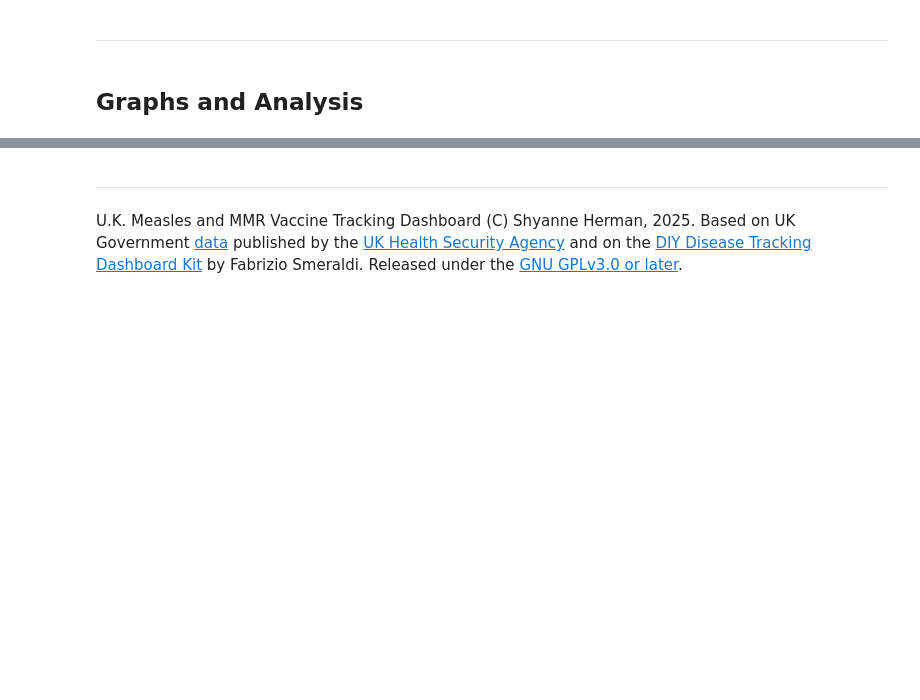
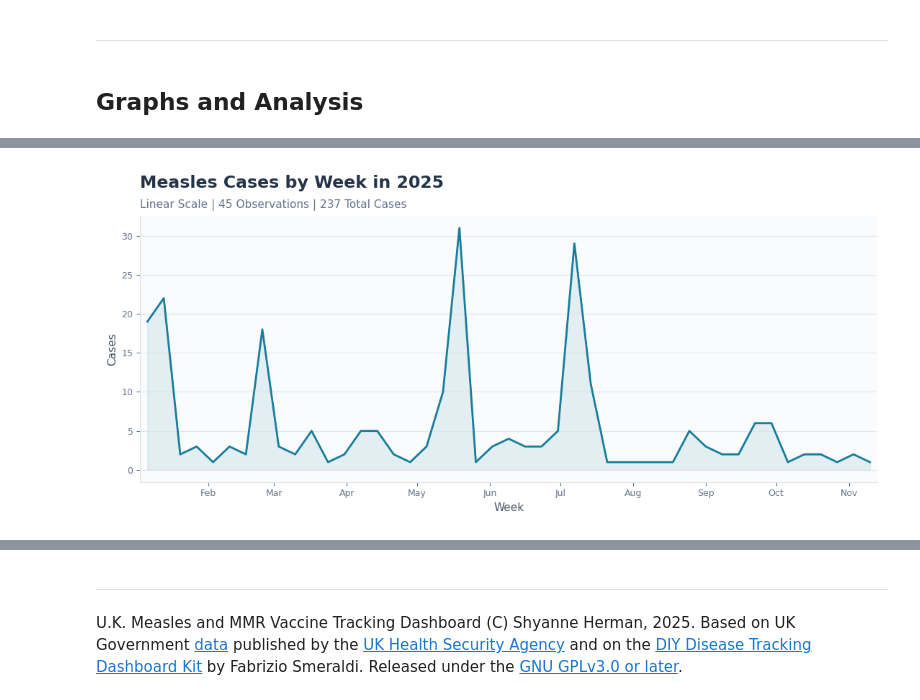
Before and after one commit to shyherm/Measles_MMR_Dashboard, a Jupyter notebook: Dashboard_.ipynb, the cells around one changed output, grey strips where cells are left out. Drawn from its saved outputs; the diff is of its cells as text; code cells hidden in the pictures; blank space fills up the shorter version.

```diff
--- a/Dashboard_.ipynb
+++ b/Dashboard_.ipynb
@@ -262,0 +331,93 @@ This section contains three graphs each with an interactive control, a figure de
+# %%
+# Year dropdown control
+years = sorted(cdf.index.year.unique())
+year_cases = wdg.Dropdown(
+    options = years,
+    value = years[-1],
+    description = 'Year:',
+    style = {'description_width': 'initial'},
+    layout = wdg.Layout(width = '220px'))
+
+# Scale (linear/log) toggle control
+scale = wdg.ToggleButtons(
+    options = ['Linear', 'Log'],
+    value = 'Linear',
+    description = 'Scale:',
+    style = {'description_width': 'initial'},
+    layout = wdg.Layout(width = '280px'))
+
+controls = wdg.HBox([year_cases, scale], layout = wdg.Layout(gap = '20px', align_items = 'center', margin = '0 0 15px 0'))
+
+# Define the graph
+def timeseries_graph(gyear, gscale):
+    yeardf = cdf[cdf.index.year == gyear]
+    if yeardf.empty:
+        print("No data available for this year")
+        return
+
+    # Convert to numeric once and anything not numeric becomes NaN
+    data = pd.to_numeric(yeardf.iloc[:, 0], errors = 'coerce').astype(float).sort_index()
+
+    x = data.index
+    y = data.to_numpy()
+
+    valid = np.isfinite(y)
+    if gscale == 'Log':
+        valid &= (y > 0)  # Log scale can't show zero or negative values
+
+    # Create the figure
+    fig, ax = get_fig('cases', figsize=(11, 5))
+    fig.patch.set_facecolor('white')
+    ax.set_facecolor('#FAFBFC')
+
+    # Plot weekly case counts. Plot once, using only valid points
+    line, = ax.plot(x[valid], y[valid], color='#167D9A', linewidth=2, label='Weekly cases')
+
+    # Add the hover
+    add_hover('cases', line, lambda sel: (
+        f"Week of {mdates.num2date(sel.target[0]):%d %b %Y}\n"
+        f"{sel.target[1]:,.0f} Cases"))
+
+    # Shade beneath the line
+    if gscale == 'Log':
+        ax.set_yscale('log')
+        ax.fill_between(x, y, 1e-3, where=valid, color='#167D9A', alpha=0.10)
+    else:
+        ax.fill_between(x, y, 0, where=valid, color='#167D9A', alpha=0.10)
+
+    # Titles and labels
+    total = np.nansum(y)
+    ax.set_title(f'Measles Cases by Week in {gyear}', loc='left', fontsize=17, fontweight='bold', color='#243447', pad=28)
+    ax.text(0, 1.03, f'{gscale} Scale | {len(data)} Observations | {total:,.0f} Total Cases', transform=ax.transAxes, fontsize=11, color='#64748B')
+    ax.set_xlabel('Week', fontsize=11, color='#475569')
+    ax.set_ylabel('Cases', fontsize=11, color='#475569')
+
+    # Date axis
+    ax.xaxis.set_major_locator(mdates.MonthLocator())
+    ax.xaxis.set_major_formatter(mdates.DateFormatter('%b'))
+
+    # Grid, borders, styling
+    ax.grid(axis='y', color='#DCE3E8', linewidth=0.8, alpha=0.8)
+    ax.grid(axis='x', visible=False)
+    ax.spines['top'].set_visible(False)
+    ax.spines['right'].set_visible(False)
+    ax.spines['left'].set_color('#DCE3E8')
+    ax.spines['bottom'].set_color('#DCE3E8')
+    ax.tick_params(colors='#64748B', labelsize=9)
+    ax.margins(x=0.01)
+    fig.tight_layout()
+    fig.canvas.draw_idle()
+
+# Display the interactive chart
+reset_fig('cases')
+fig_cases, _ = get_fig('cases', figsize=(11, 5)) # Create it once
+
+def redraw_cases(change=None):
+    timeseries_graph(year_cases.value, scale.value)
+
+year_cases.observe(redraw_cases, names='value')
+scale.observe(redraw_cases, names='value')
+
+redraw_cases()   # First draw
+display(controls, fig_cases.canvas)  # Display it once
+# %% [output]
@@ -262,0 +425 @@ This section contains three graphs each with an interactive control, a figure de
+[figure, added]
```
Also changed, not shown: parts of 39 cells of this notebook.
